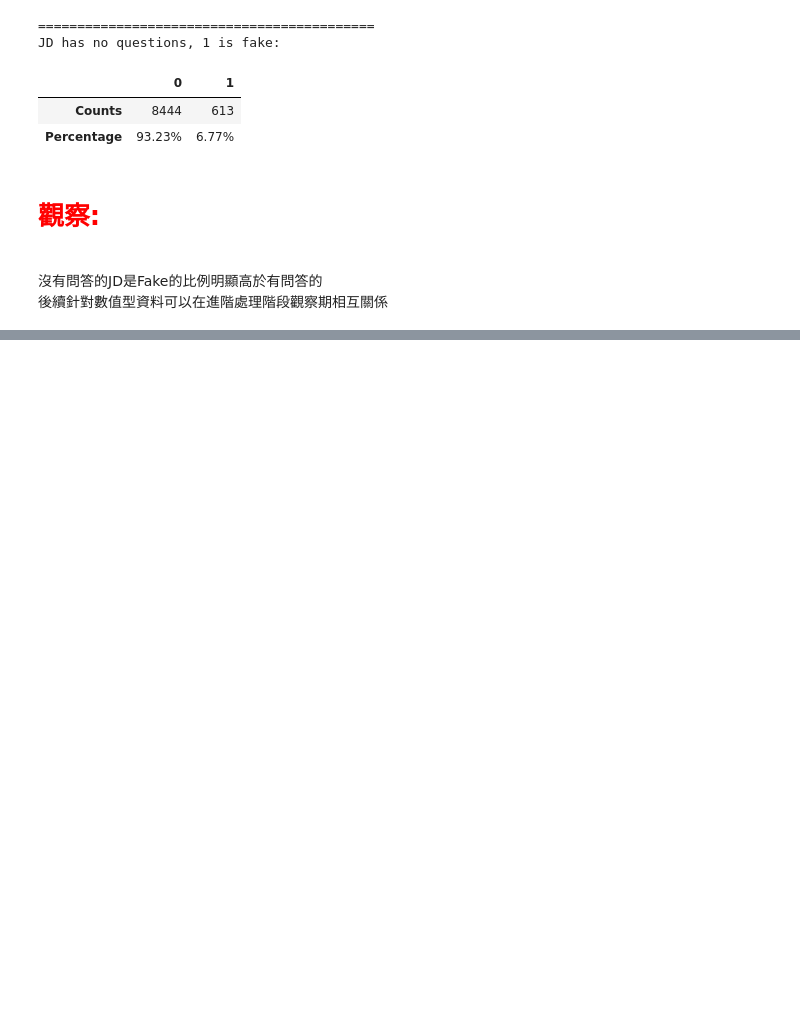
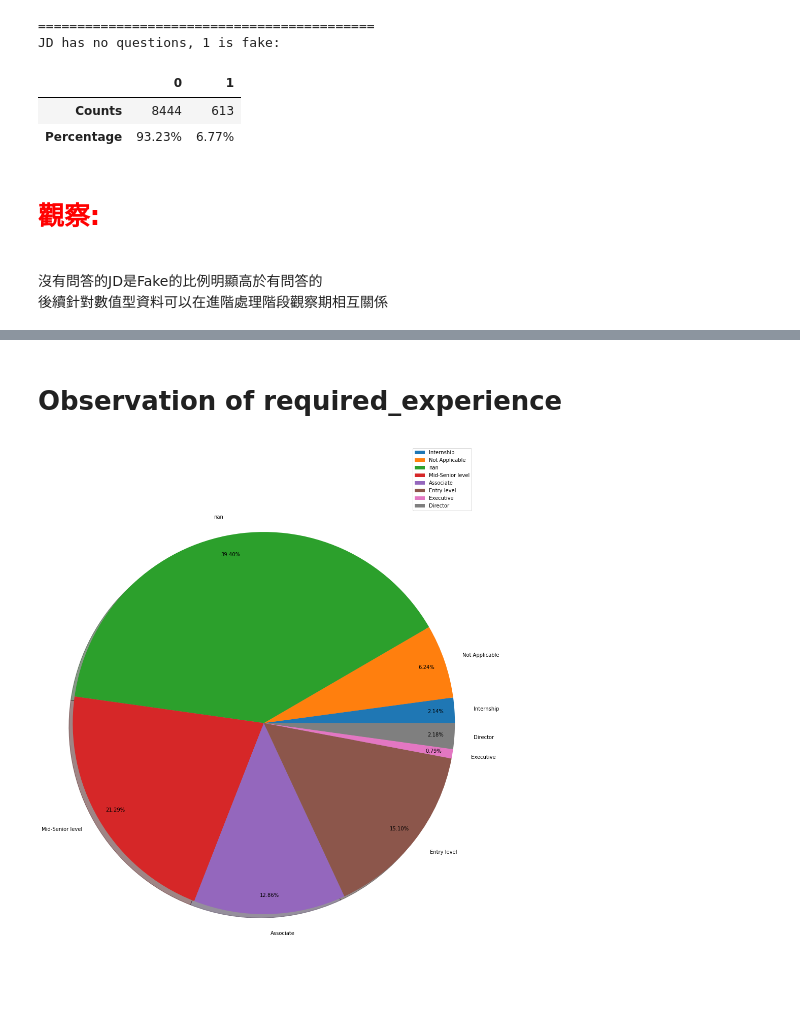
Before and after one commit to BillGuess/job_postings_analysis, a Jupyter notebook: job_postings_analysis.ipynb, the cells around one changed output, grey strips where cells are left out. Drawn from its saved outputs; the diff is of its cells as text; code cells hidden in the pictures; blank space fills up the shorter version.

```diff
--- a/job_postings_analysis.ipynb
+++ b/job_postings_analysis.ipynb
@@ -354,0 +414,15 @@ JD has no questions, 1 is fake:
+# %% [markdown]
+# Observation of required_experience
+# %%
+required_experience_count_result = Counter(job_data_df['required_experience'])
+required_experience_types = required_experience_count_result.keys()
+required_experience_type_counts = [value for key, value in required_experience_count_result.items()]
+
+plt.figure(figsize=(15,20))
+plt.pie(required_experience_type_counts, labels=required_experience_types, autopct="%1.2f%%",
+        pctdistance=0.9, textprops={"fontsize" : 10}, shadow=True)
+plt.axis('equal')
+plt.legend(loc="best")
+plt.show()
+# %% [output]
+[figure, added]
```
Also changed, not shown: parts of 19 cells of this notebook.
